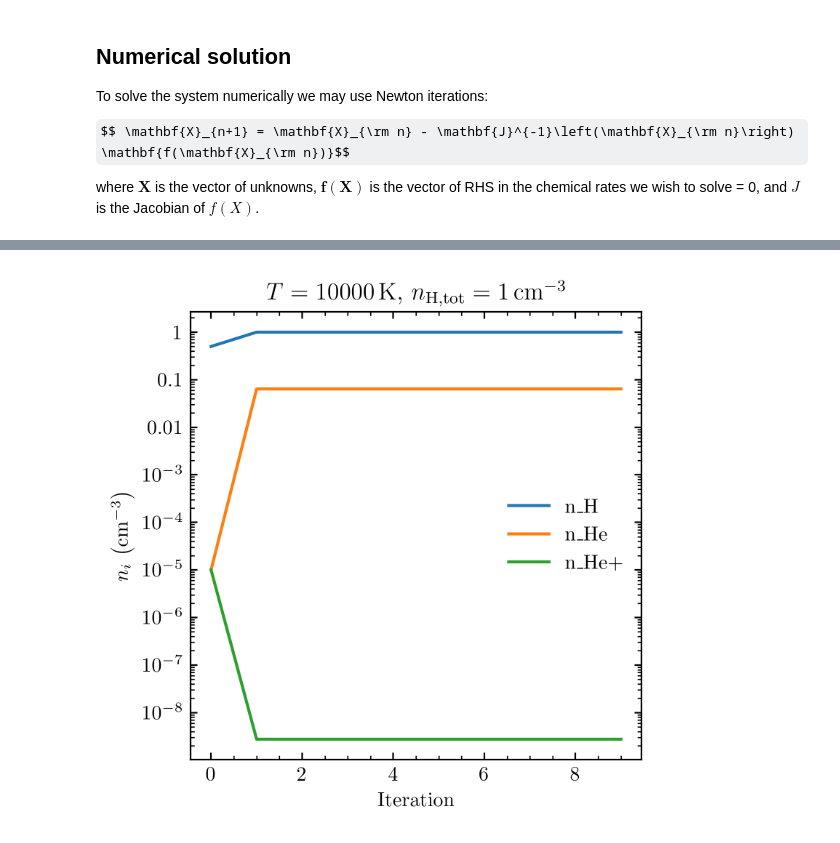
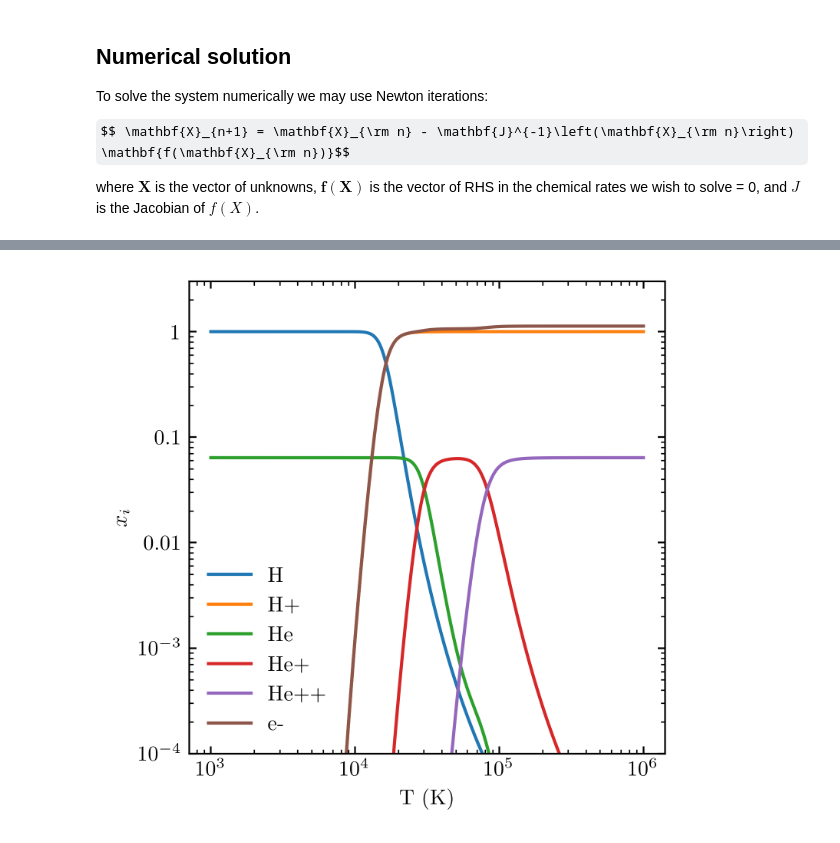
Before and after one commit to mikegrudic/pism, a Jupyter notebook: examples/CIE.ipynb, the cells around one changed output, grey strips where cells are left out. Drawn from its saved outputs; the diff is of its cells as text; code cells hidden in the pictures; some formulas as TeX source.

```diff
--- a/examples/CIE.ipynb
+++ b/examples/CIE.ipynb
@@ -84,7 +84,7 @@ nHtot = sp.symbols("n_Htot")
 
 substitutions = {
                 "n_e-": sp.symbols("n_H+") + sp.symbols("n_He+")  + sp.symbols("n_He++"),
-                "n_H+": sp.symbols("n_Htot") - sp.symbols("n_H"),
+                "n_H+": nHtot - sp.symbols("n_H"),
                  "n_He++": Y/(4-Y) * nHtot - sp.symbols("n_He") - sp.symbols("n_He+"),
 }
 
@@ -133,31 +133,66 @@ where $\mathbf{X}$ is the vector of unknowns, $\mathbf{f}(\mathbf{X})$ is the ve
 # %%
 from scipy.optimize import fsolve
 
-x0 = (0.5,1e-5, 1e-5)  #1e-6,1e-6,0.5) # n_H n_He n_He+ n_e- initial guess
-Tval = 10**4
-knownvals = (Tval, 1, 0.24)
+ #1e-6,1e-6,0.5) # n_H n_He n_He+ n_e- initial guess
 
-func = sp.lambdify(unknowns+knowns, reduced_network)
+func = sp.lambdify(unknowns+knowns, reduced_network) # what is going on in the backend here?
 jacfunc =  sp.lambdify(unknowns + knowns, jac)
 
-def f_numerical(X):
-    arg = tuple(X) + knownvals
-    return func(*arg)
 
-def jac_numerical(X):
-    arg = tuple(X) + knownvals
-    return jacfunc(*arg)
+def solve_abundances(Tval, x0=None):
+    knownvals = (Tval, 1, 0.24)
 
-X = x0
-X_iter = []
-for i in range(10):
-    print(X)
-    X_iter.append(X)
-    J = jac_numerical(X)
-    f = f_numerical(X)
-    dx = -np.linalg.solve(J, f)
-    X += dx
+    def f_numerical(X):
+        arg = tuple(X) + knownvals
+        return func(*arg)
 
-plt.title(rf"$T={Tval}\rm\,K$" + r", $n_{\rm H,tot}=1\,\rm cm^{-3}$")
-plt.plot(X_iter,label=unknowns); plt.yscale('log'); plt.xlabel("Iteration"); plt.ylabel(r"$n_i\,\left(\rm cm^{-3}\right)$"); plt.legend()
+    def jac_numerical(X):
+        arg = tuple(X) + knownvals
+        return jacfunc(*arg)
+
+    if x0 is None:
+        x0 = np.array([0.5,1e-5, 1e-5])
+
+    X = x0
+    X_iter = []
+    dx = 1e100 * x0
+    tol = 1e-1
+    n_iter = 0
+    while(np.any(np.abs(dx/X) > tol)):
+        X_iter.append(np.copy(X))
+        J = jac_numerical(X)
+        f = f_numerical(X)
+        dx = -np.linalg.solve(J, f) # don't actually have to invert!
+        X += dx
+        n_iter += 1
+
+    return X
+
+Tgrid = np.logspace(3,6,10**4)
+x0 = solve_abundances(Tgrid[0])
+
+sol = []
+for T in Tgrid:
+    x0 = solve_abundances(T,x0=x0)
+    sol.append(np.copy(x0))
+
+sol = np.array(sol)
+
+
+# need to abstract this process of substituting the conservation equations...
+Y = 0.24
+nHtot = 1
+nHepp = Y/(4-Y)*nHtot - sol[:,1] - sol[:,2]
+sol = np.c_[sol, nHepp]
+nHp = nHtot - sol[:,0]
+ne = 2*nHepp + nHp + sol[:,2]
+sol = np.c_[sol[:,0],nHp,sol[:,1],sol[:,2], nHepp, ne]
+
+#plt.title(r"$n_{\rm H,tot}=1\,\rm cm^{-3}$")
+plt.loglog(Tgrid, sol, label=("H", "H+", "He", "He+", "He++", "e-"))#,label=unknowns)
+plt.ylim(1e-4,3)
+plt.ylabel(r"$x_i$")
+#plt.ylabel(r"$n_i\,\left(\rm cm^{-3}\right)$")
+plt.xlabel(r"T (K)")
+plt.legend()
 # %% [output]
@@ -175 +200 @@ plt.plot(X_iter,label=unknowns); plt.yscale('log'); plt.xlabel("Iteration"); plt
-[figure, old version]
+[figure, new version]
```
Also changed, not shown: parts of 4 cells of this notebook, 1 other file.
